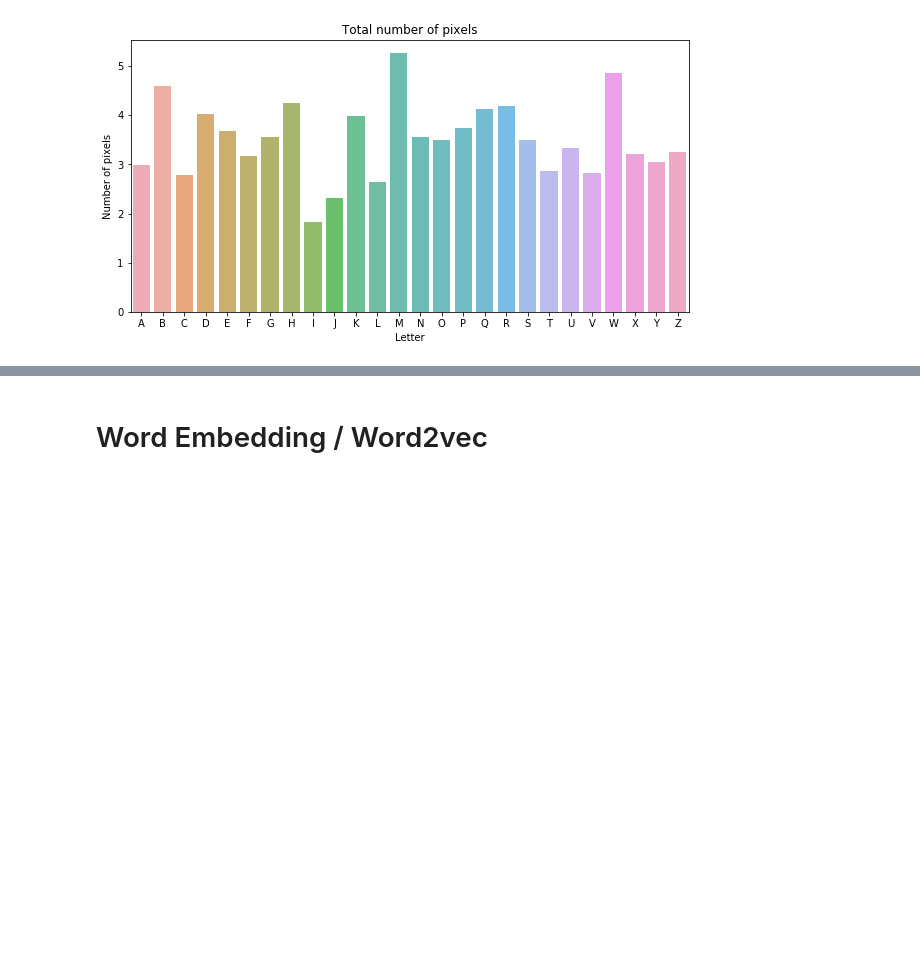
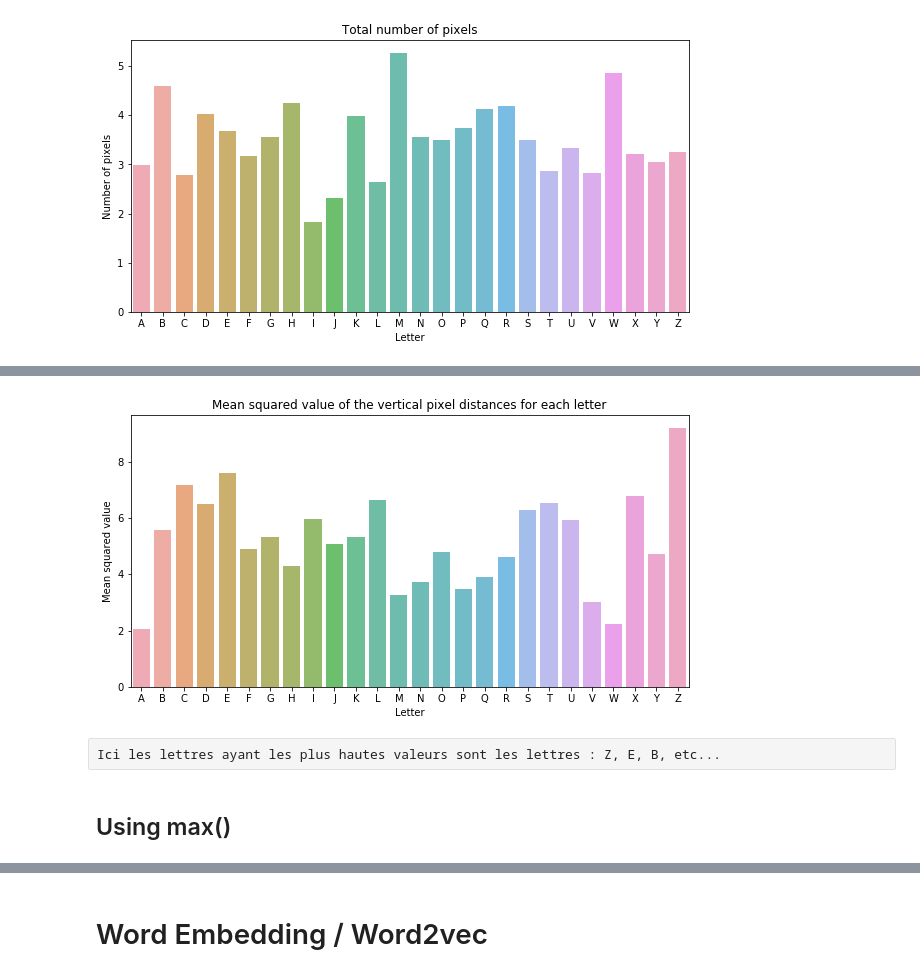
Before and after one commit to jgaussens/letterRecognition_mod, a Jupyter notebook: Data_Viz.ipynb, the cells around one changed output, grey strips where cells are left out. Drawn from its saved outputs; the diff is of its cells as text; code cells hidden in the pictures; blank space fills up the shorter version.

```diff
--- a/Data_Viz.ipynb
+++ b/Data_Viz.ipynb
@@ -218,0 +276,13 @@ plt.show()
+# %%
+plt.figure(figsize=(10,5))
+sns.barplot(new_df['letter'], new_df['rec_9'], alpha=0.8)
+plt.title('Mean squared value of the vertical pixel distances for each letter')
+plt.xlabel('Letter')
+plt.ylabel('Mean squared value')
+plt.show()
+# %% [output]
+[figure, added]
+# %% [raw]
+Ici les lettres ayant les plus hautes valeurs sont les lettres : Z, E, B, etc...
+# %% [markdown]
+## Using max()
```
Also changed, not shown: parts of 24 cells of this notebook, 1 other file.
